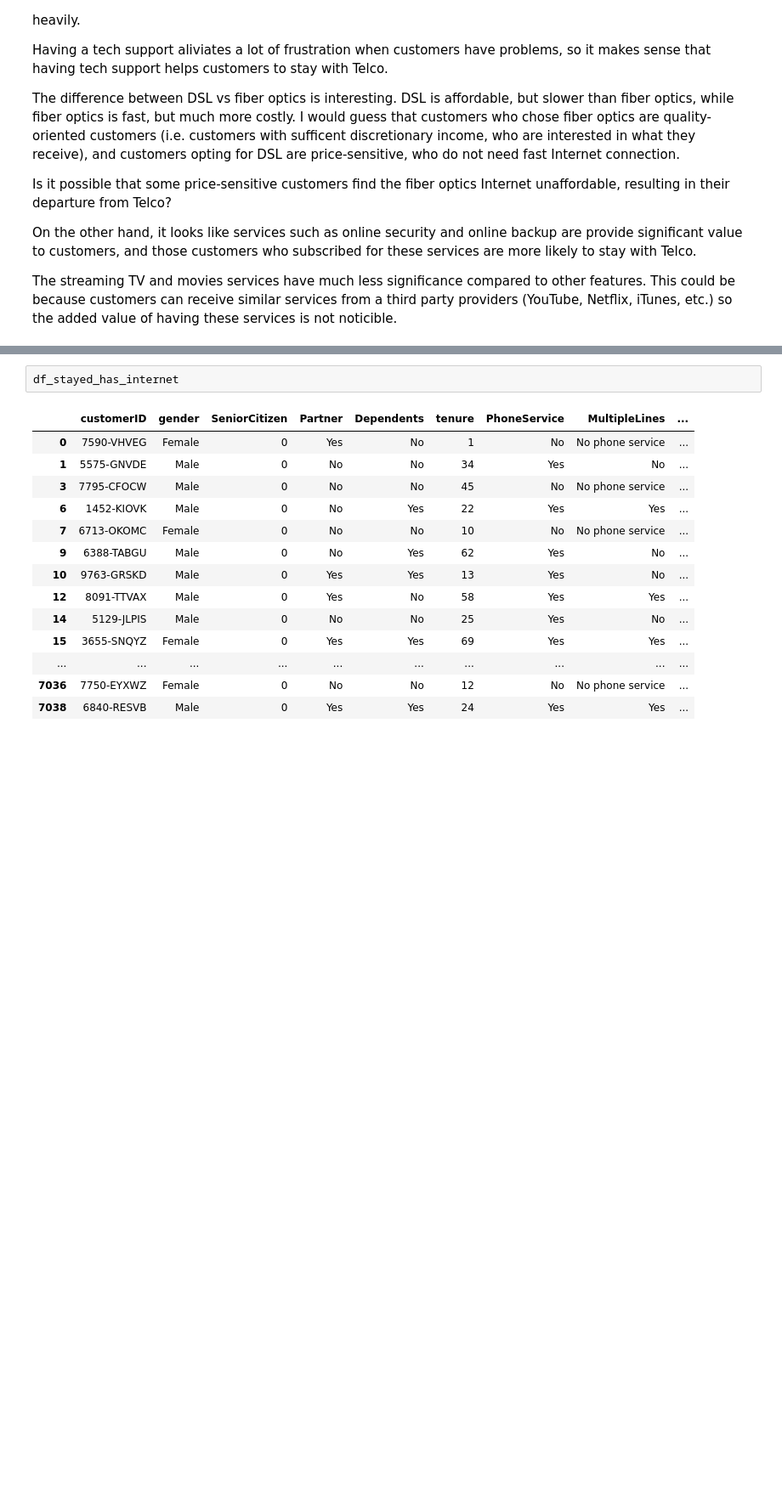
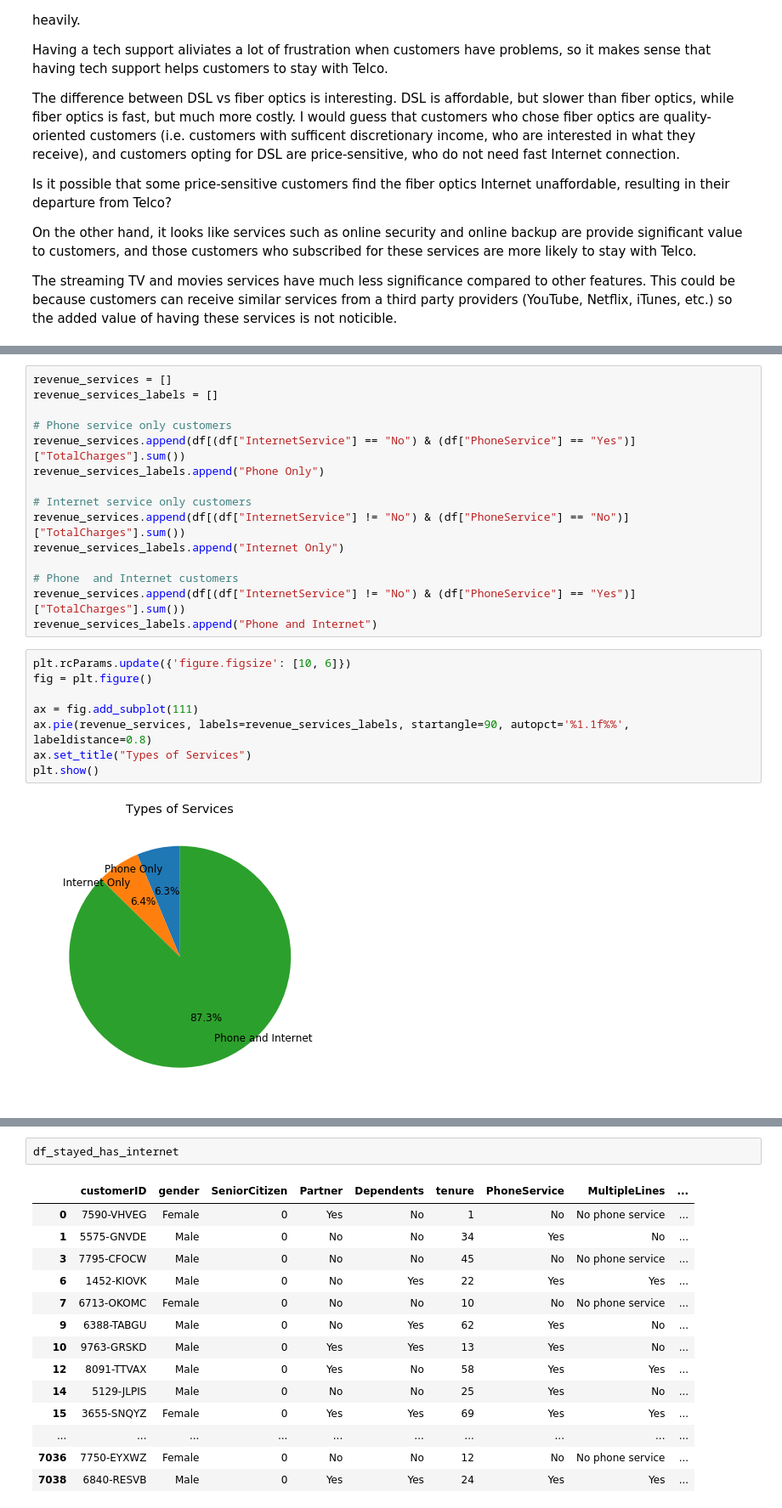
Before and after one commit to keigito/Telco_EDA, a Jupyter notebook: Telco_Customer_Churn.ipynb, the cells around one changed output, grey strips where cells are left out. Shown at 85% size. Saved outputs shown, nothing was run; the diff lists cells and outputs as text; blank space fills up the shorter version.

```diff
--- a/Telco_Customer_Churn.ipynb
+++ b/Telco_Customer_Churn.ipynb
@@ -595,0 +565,25 @@ ax6.hist(df[(df["InternetService"] != "No") & (df["PhoneService"] == "No") & (df
+# %%
+revenue_services = []
+revenue_services_labels = []
+
+# Phone service only customers
+revenue_services.append(df[(df["InternetService"] == "No") & (df["PhoneService"] == "Yes")]["TotalCharges"].sum())
+revenue_services_labels.append("Phone Only")
+
+# Internet service only customers
+revenue_services.append(df[(df["InternetService"] != "No") & (df["PhoneService"] == "No")]["TotalCharges"].sum())
+revenue_services_labels.append("Internet Only")
+
+# Phone  and Internet customers
+revenue_services.append(df[(df["InternetService"] != "No") & (df["PhoneService"] == "Yes")]["TotalCharges"].sum())
+revenue_services_labels.append("Phone and Internet")
+# %%
+plt.rcParams.update({'figure.figsize': [10, 6]})
+fig = plt.figure()
+
+ax = fig.add_subplot(111)
+ax.pie(revenue_services, labels=revenue_services_labels, startangle=90, autopct='%1.1f%%', labeldistance=0.8)
+ax.set_title("Types of Services")
+plt.show()
+# %% [output]
+[figure, added]
```
Also changed, not shown: parts of 23 cells of this notebook.
